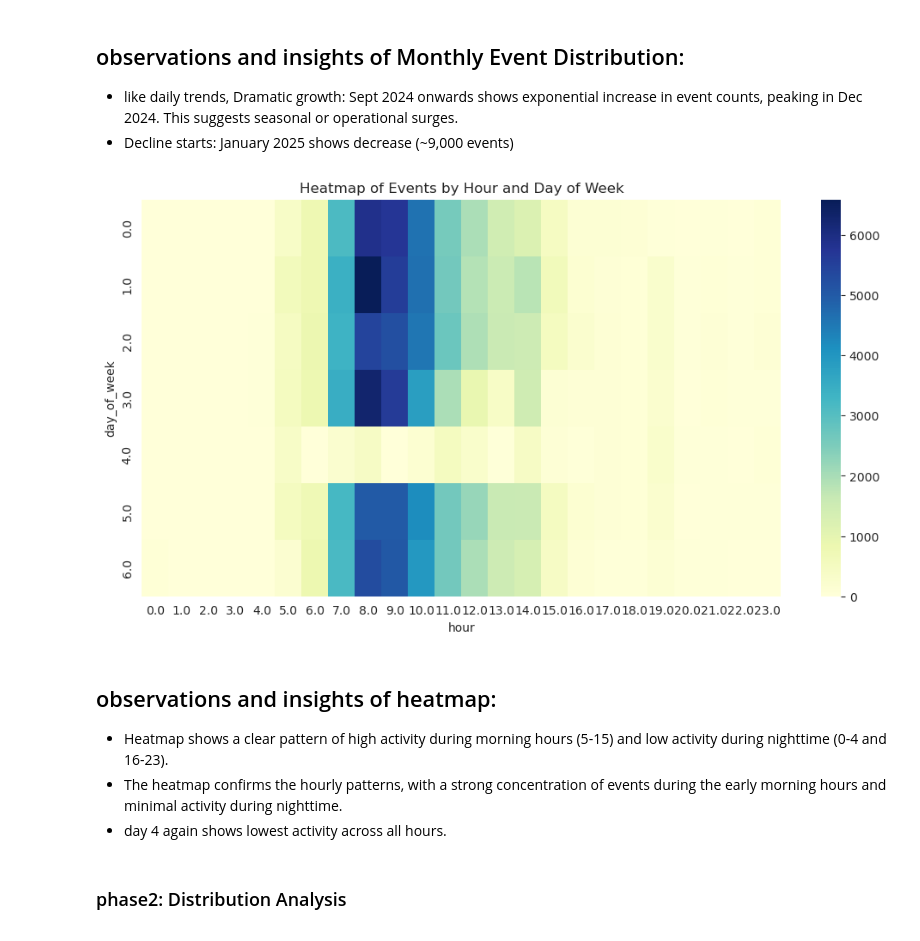
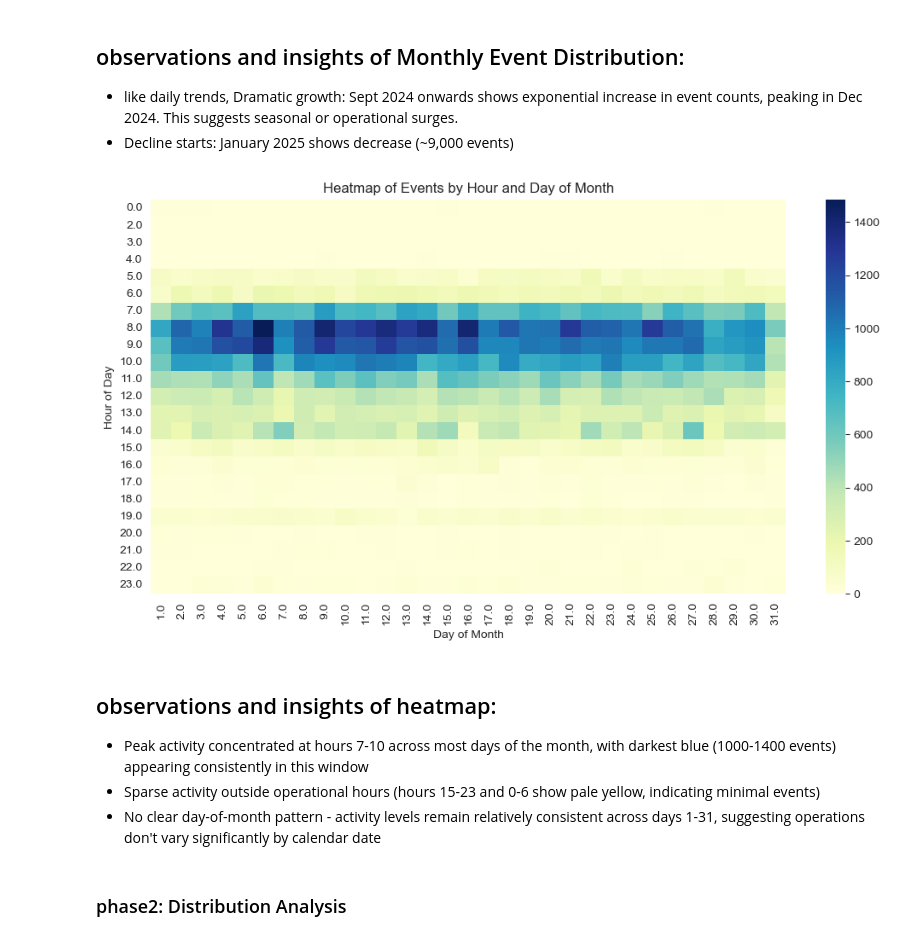
Before and after one commit to Ahmed-bjr/DataMiningProject, a Jupyter notebook: data_pre-processing.ipynb, the cells around one changed output. Cells and saved outputs as stored; diff of their text form; code cells hidden in the pictures.

```diff
--- a/data_pre-processing.ipynb
+++ b/data_pre-processing.ipynb
@@ -1675,19 +1630,21 @@ plt.show()
 - like daily trends, Dramatic growth: Sept 2024 onwards shows exponential increase in event counts, peaking in Dec 2024. This suggests seasonal or operational surges.
 - Decline starts: January 2025 shows decrease (~9,000 events)
 # %%
-# Heatmap: Hour vs Day of Week
-heatmap_data = df.pivot_table(index="day_of_week", columns="hour", values="MAILITM_FID", aggfunc="count", fill_value=0)
+# Heatmap:  Heatmap Hour vs Day of Month (hour × day)
+heatmap_data = df.pivot_table(index='hour', columns='day', values='MAILITM_FID', aggfunc='count', fill_value=0)
 plt.figure(figsize=(12,6))
-sns.heatmap(heatmap_data, cmap="YlGnBu")
-plt.title("Heatmap of Events by Hour and Day of Week")
+sns.heatmap(heatmap_data, cmap='YlGnBu')
+plt.title("Heatmap of Events by Hour and Day of Month")
+plt.xlabel("Day of Month")
+plt.ylabel("Hour of Day")
 plt.show()
 # %% [output]
-[figure, old version]
+[figure, new version]
 # %% [markdown]
 ## observations and insights of heatmap:
-- Heatmap shows a clear pattern of high activity during morning hours (5-15) and low activity during nighttime (0-4 and 16-23).
-- The heatmap confirms the hourly patterns, with a strong concentration of events during the early morning hours and minimal activity during nighttime.
-- day 4 again shows lowest activity across all hours.
+- Peak activity concentrated at hours 7-10 across most days of the month, with darkest blue (1000-1400 events) appearing consistently in this window
+- Sparse activity outside operational hours (hours 15-23 and 0-6 show pale yellow, indicating minimal events)
+- No clear day-of-month pattern - activity levels remain relatively consistent across days 1-31, suggesting operations don't vary significantly by calendar date
 # %% [markdown]
 ### phase2: Distribution Analysis
 # %% [markdown]
```
Also changed, not shown: parts of 55 cells of this notebook.
